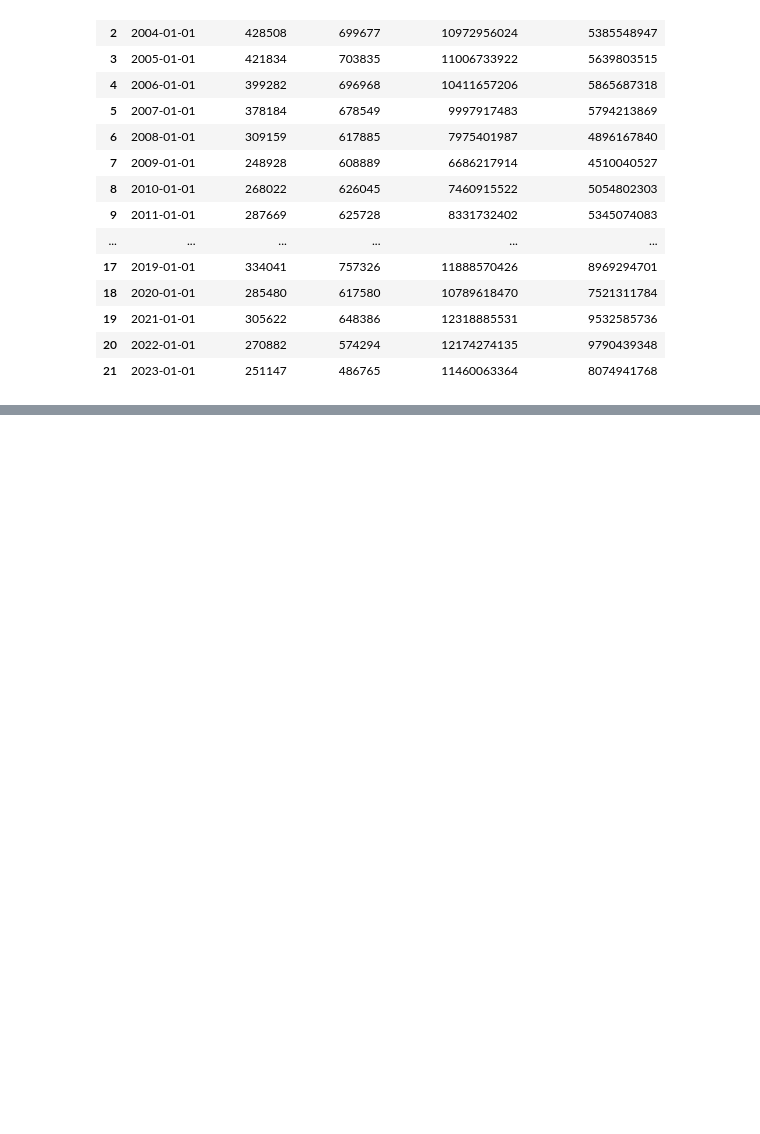
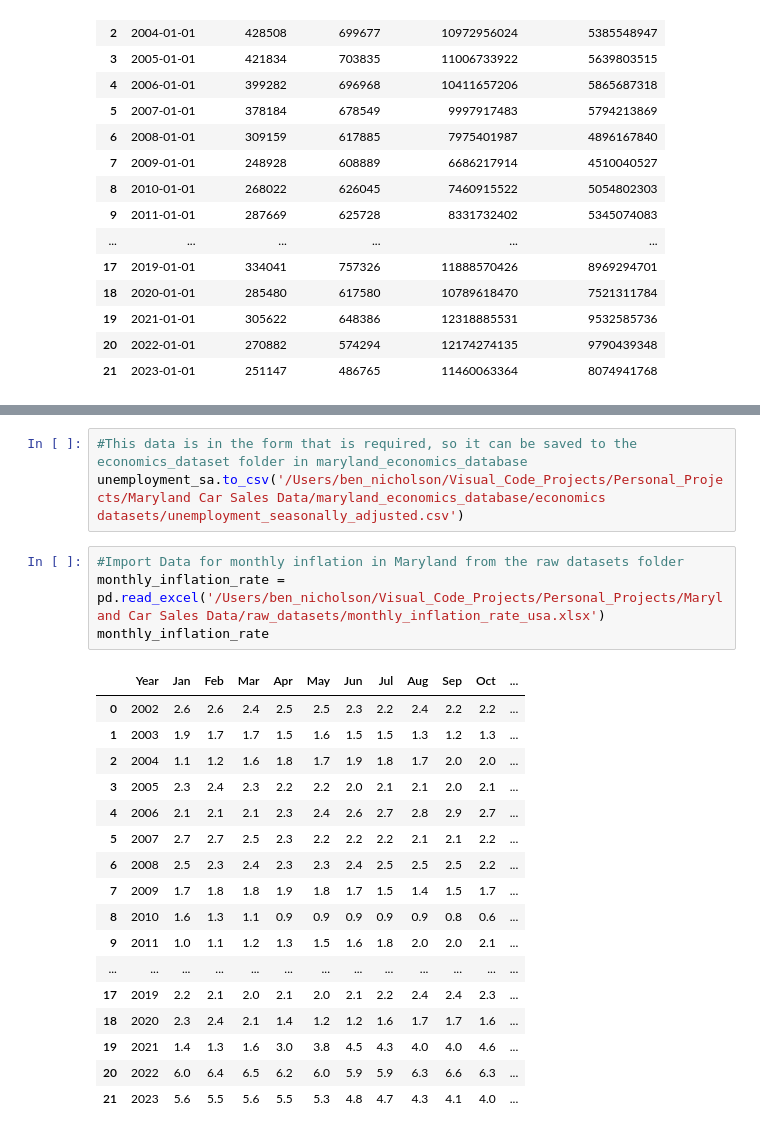
Before and after one commit to bennicholson2/Maryland-Car-Sales-Data, a Jupyter notebook: sales_project_chapters/sales_project_chapter_0.ipynb, the cells around one changed output, grey strips where cells are left out. Cells and saved outputs as stored; diff of their text form; blank space fills up the shorter version.

```diff
--- a/sales_project_chapters/sales_project_chapter_0.ipynb
+++ b/sales_project_chapters/sales_project_chapter_0.ipynb
@@ -209,0 +982,25 @@ The two files sales_data_month and sales_data_year have been saved in the car_sa
+# %%
+#This data is in the form that is required, so it can be saved to the economics_dataset folder in maryland_economics_database
+unemployment_sa.to_csv('/Users/ben_nicholson/Visual_Code_Projects/Personal_Projects/Maryland Car Sales Data/maryland_economics_database/economics datasets/unemployment_seasonally_adjusted.csv')
+# %%
+#Import Data for monthly inflation in Maryland from the raw datasets folder
+monthly_inflation_rate = pd.read_excel('/Users/ben_nicholson/Visual_Code_Projects/Personal_Projects/Maryland Car Sales Data/raw_datasets/monthly_inflation_rate_usa.xlsx')
+monthly_inflation_rate
+# %% [output]
+|  | Year | Jan | Feb | Mar | Apr | May | Jun | Jul | Aug | Sep | Oct | ... |
+| 0 | 2002 | 2.6 | 2.6 | 2.4 | 2.5 | 2.5 | 2.3 | 2.2 | 2.4 | 2.2 | 2.2 | ... |
+| 1 | 2003 | 1.9 | 1.7 | 1.7 | 1.5 | 1.6 | 1.5 | 1.5 | 1.3 | 1.2 | 1.3 | ... |
+| 2 | 2004 | 1.1 | 1.2 | 1.6 | 1.8 | 1.7 | 1.9 | 1.8 | 1.7 | 2.0 | 2.0 | ... |
+| 3 | 2005 | 2.3 | 2.4 | 2.3 | 2.2 | 2.2 | 2.0 | 2.1 | 2.1 | 2.0 | 2.1 | ... |
+| 4 | 2006 | 2.1 | 2.1 | 2.1 | 2.3 | 2.4 | 2.6 | 2.7 | 2.8 | 2.9 | 2.7 | ... |
+| 5 | 2007 | 2.7 | 2.7 | 2.5 | 2.3 | 2.2 | 2.2 | 2.2 | 2.1 | 2.1 | 2.2 | ... |
+| 6 | 2008 | 2.5 | 2.3 | 2.4 | 2.3 | 2.3 | 2.4 | 2.5 | 2.5 | 2.5 | 2.2 | ... |
+| 7 | 2009 | 1.7 | 1.8 | 1.8 | 1.9 | 1.8 | 1.7 | 1.5 | 1.4 | 1.5 | 1.7 | ... |
+| 8 | 2010 | 1.6 | 1.3 | 1.1 | 0.9 | 0.9 | 0.9 | 0.9 | 0.9 | 0.8 | 0.6 | ... |
+| 9 | 2011 | 1.0 | 1.1 | 1.2 | 1.3 | 1.5 | 1.6 | 1.8 | 2.0 | 2.0 | 2.1 | ... |
+| ... | ... | ... | ... | ... | ... | ... | ... | ... | ... | ... | ... | ... |
+| 17 | 2019 | 2.2 | 2.1 | 2.0 | 2.1 | 2.0 | 2.1 | 2.2 | 2.4 | 2.4 | 2.3 | ... |
+| 18 | 2020 | 2.3 | 2.4 | 2.1 | 1.4 | 1.2 | 1.2 | 1.6 | 1.7 | 1.7 | 1.6 | ... |
+| 19 | 2021 | 1.4 | 1.3 | 1.6 | 3.0 | 3.8 | 4.5 | 4.3 | 4.0 | 4.0 | 4.6 | ... |
+| 20 | 2022 | 6.0 | 6.4 | 6.5 | 6.2 | 6.0 | 5.9 | 5.9 | 6.3 | 6.6 | 6.3 | ... |
+| 21 | 2023 | 5.6 | 5.5 | 5.6 | 5.5 | 5.3 | 4.8 | 4.7 | 4.3 | 4.1 | 4.0 | ... |
```
Also changed, not shown: parts of 63 cells of this notebook, 16 other files.
